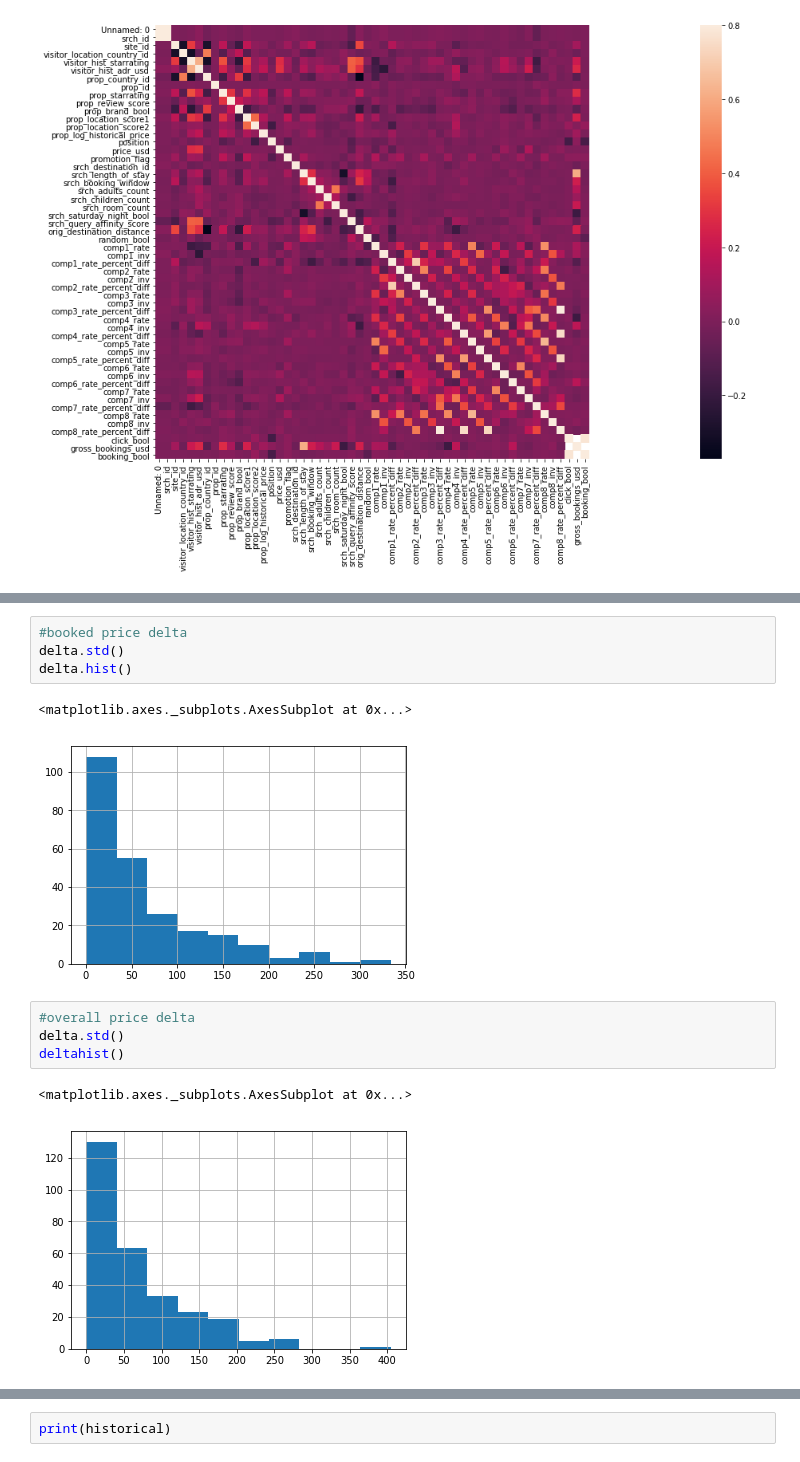
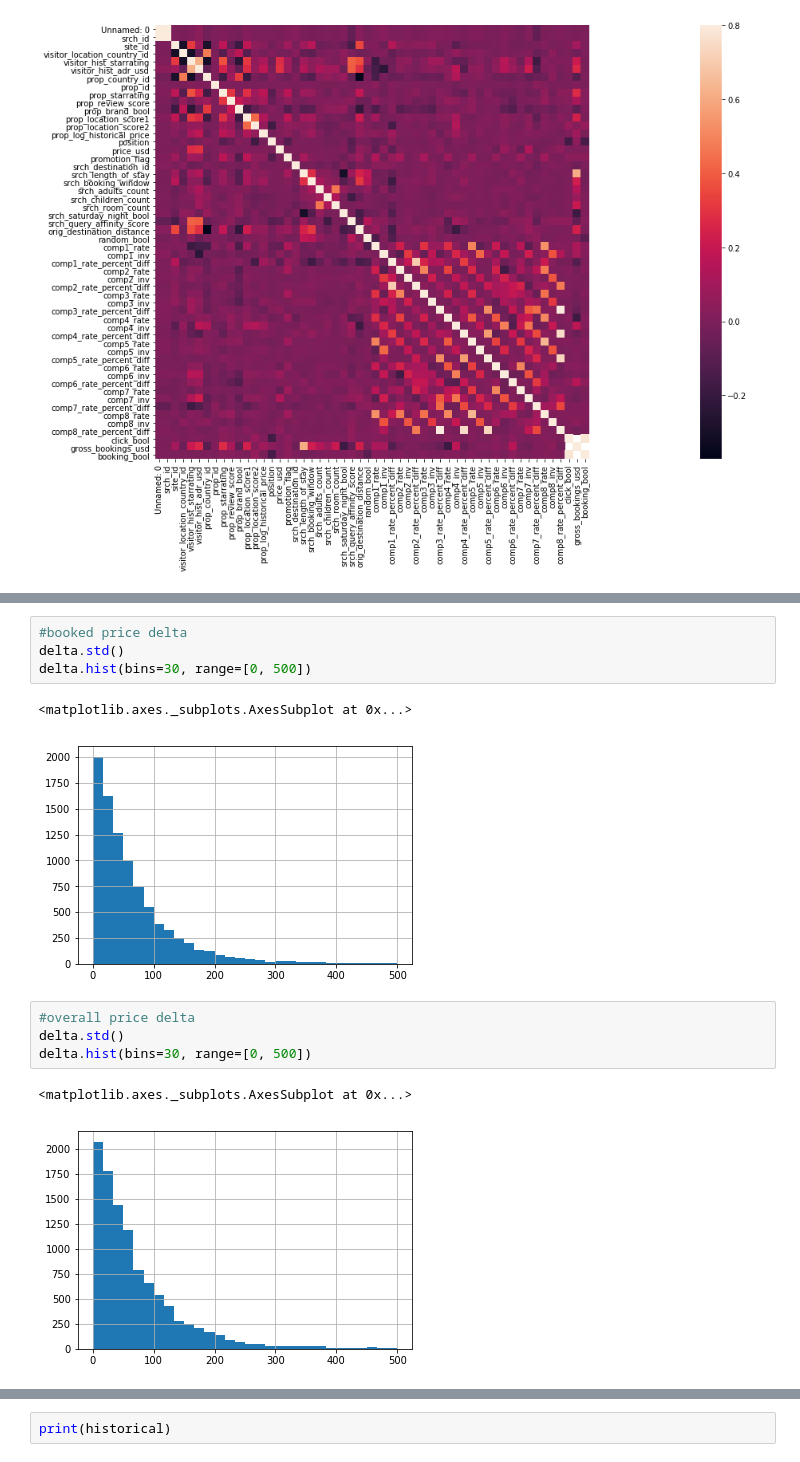
Before and after one commit to Longi94/dmt2018, a Jupyter notebook: assign2/assign2.ipynb, the cells around one changed output, grey strips where cells are left out. Drawn from its saved outputs; the diff is of its cells as text.

```diff
--- a/assign2/assign2.ipynb
+++ b/assign2/assign2.ipynb
@@ -222,17 +239,17 @@ len(delta)
 # %%
 #booked price delta
 delta.std()
-delta.hist()
+delta.hist(bins=30, range=[0, 500])
 # %% [output]
 <matplotlib.axes._subplots.AxesSubplot at 0x...>
-[figure, old version]
+[figure, new version]
 # %%
 #overall price delta
 delta.std()
-deltahist()
+delta.hist(bins=30, range=[0, 500])
 # %% [output]
 <matplotlib.axes._subplots.AxesSubplot at 0x...>
-[figure, old version]
+[figure, new version]
 # %%
 #clicked price delta
 delta.std()
```
Also changed, not shown: parts of 38 cells of this notebook.
